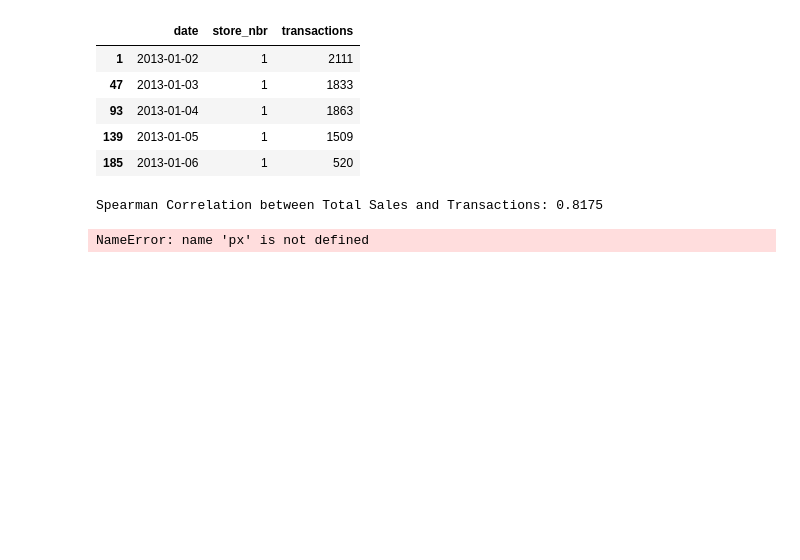
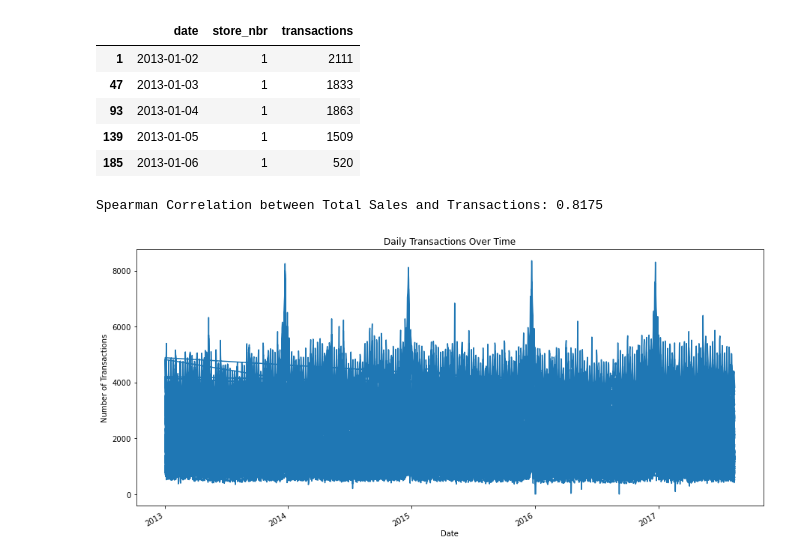
Before and after one commit to RossErskine/Kaggle-notebooks, a Jupyter notebook: Store Sales.ipynb, the cells around one changed output. Cells and saved outputs as stored; diff of their text form; code cells hidden in the pictures; blank space fills up the shorter version.

Commit message:
Added line plot

```diff
--- a/Store Sales.ipynb
+++ b/Store Sales.ipynb
@@ -71,7 +67,14 @@ transactions.head()
 # %%
 temp = pd.merge(train.groupby(["date", "store_nbr"]).sales.sum().reset_index(), transactions, how = "left")
 print("Spearman Correlation between Total Sales and Transactions: {:,.4f}".format(temp.corr("spearman").sales.loc["transactions"]))
-px.line(transactions.sort_values(["store_nbr", "date"]), x='date', y='transactions', color='store_nbr',title = "Transactions" )
 # %% [output]
 Spearman Correlation between Total Sales and Transactions: 0.8175
-NameError: name 'px' is not defined
+# %%
+plt.figure(figsize=(15,7))
+transactions.set_index('date')['transactions'].plot()
+plt.title('Daily Transactions Over Time')
+plt.xlabel('Date')
+plt.ylabel('Number of Transactions')
+plt.show()
+# %% [output]
+[figure, added]
```
Also changed, not shown: parts of 1 cell of this notebook.
